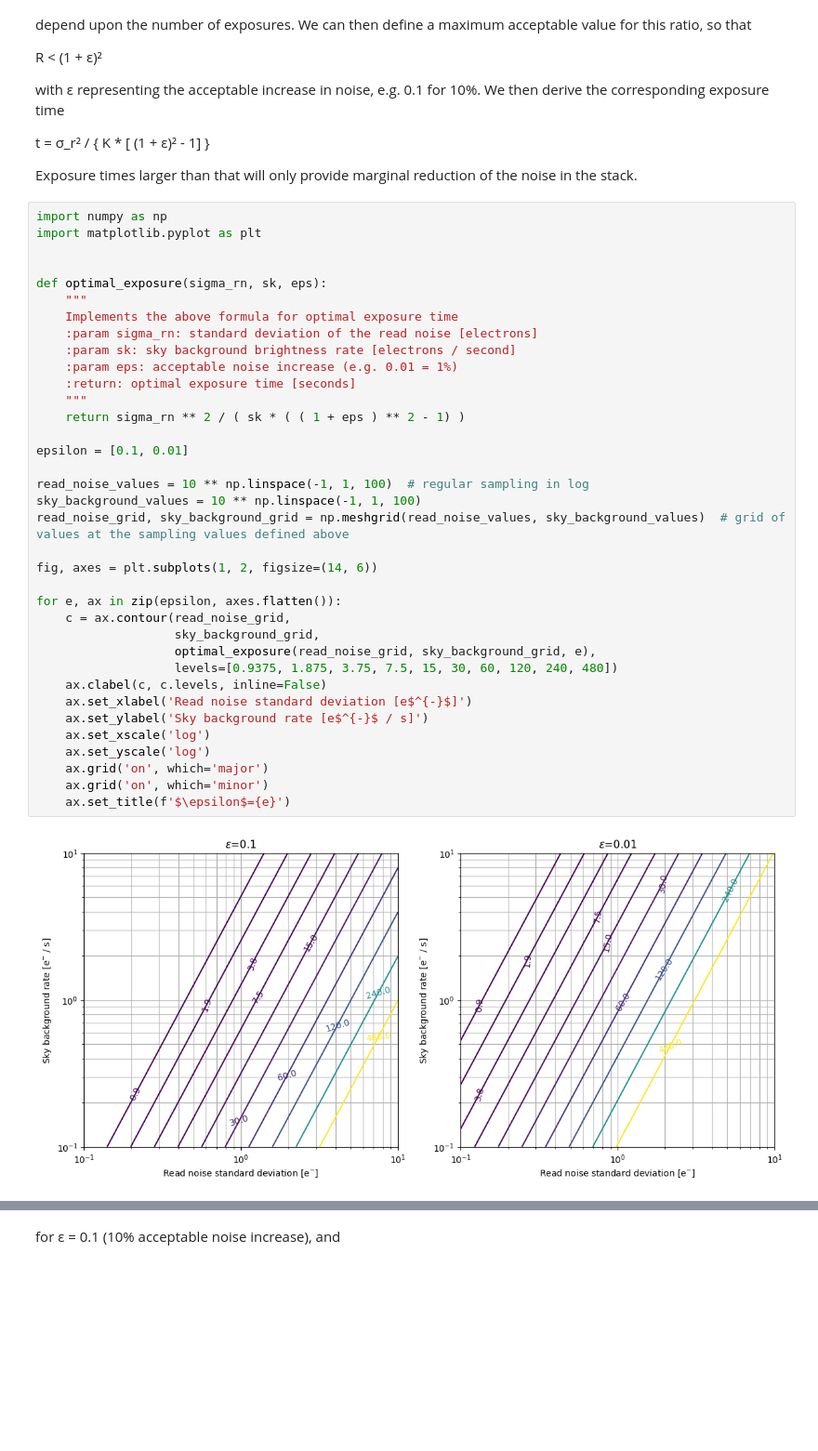
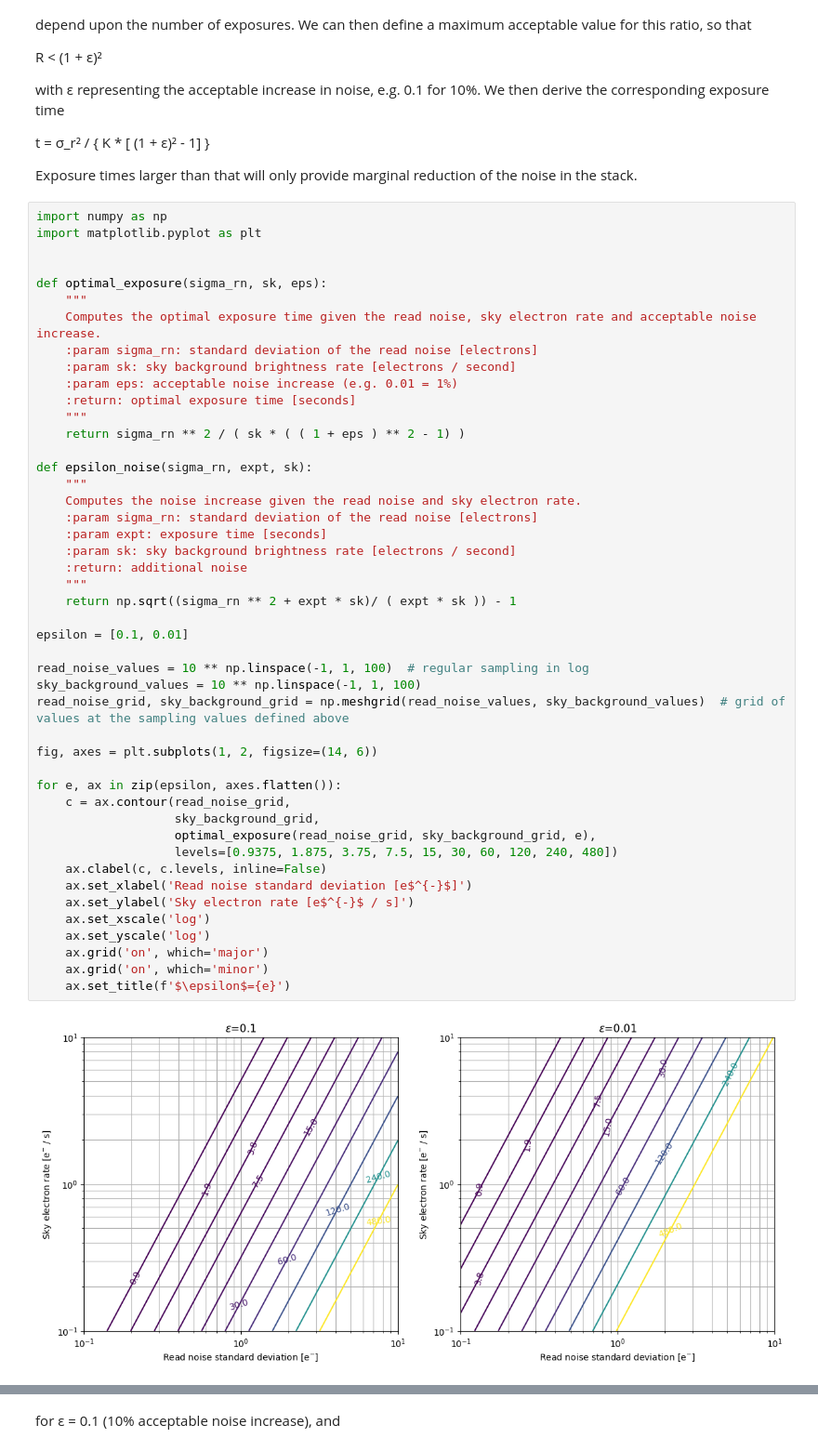
Before and after one commit to frederic-auchere/OHP, a Jupyter notebook: exposure.ipynb, the cells around one changed output, grey strips where cells are left out. Shown: that part at 93% size. Drawn from its saved outputs; the diff is of its cells as text; blank space fills up the shorter version.

```diff
--- a/exposure.ipynb
+++ b/exposure.ipynb
@@ -31,35 +31,45 @@ import matplotlib.pyplot as plt
 
 def optimal_exposure(sigma_rn, sk, eps):
     """
-    Implements the above formula for optimal exposure time
+    Computes the optimal exposure time given the read noise, sky electron rate and acceptable noise increase.
     :param sigma_rn: standard deviation of the read noise [electrons]
     :param sk: sky background brightness rate [electrons / second]
     :param eps: acceptable noise increase (e.g. 0.01 = 1%)
     :return: optimal exposure time [seconds]
     """
     return sigma_rn ** 2 / ( sk * ( ( 1 + eps ) ** 2 - 1) )
+
+def epsilon_noise(sigma_rn, expt, sk):
+    """
+    Computes the noise increase given the read noise and sky electron rate.
+    :param sigma_rn: standard deviation of the read noise [electrons]
+    :param expt: exposure time [seconds]
+    :param sk: sky background brightness rate [electrons / second]
+    :return: additional noise
+    """
+    return np.sqrt((sigma_rn ** 2 + expt * sk)/ ( expt * sk )) - 1
 
 epsilon = [0.1, 0.01]
 
 read_noise_values = 10 ** np.linspace(-1, 1, 100)  # regular sampling in log
 sky_background_values = 10 ** np.linspace(-1, 1, 100)
 read_noise_grid, sky_background_grid = np.meshgrid(read_noise_values, sky_background_values)  # grid of values at the sampling values defined above
 
 fig, axes = plt.subplots(1, 2, figsize=(14, 6))
 
 for e, ax in zip(epsilon, axes.flatten()):
     c = ax.contour(read_noise_grid,
                    sky_background_grid,
                    optimal_exposure(read_noise_grid, sky_background_grid, e),
                    levels=[0.9375, 1.875, 3.75, 7.5, 15, 30, 60, 120, 240, 480])
     ax.clabel(c, c.levels, inline=False)
     ax.set_xlabel('Read noise standard deviation [e$^{-}$]')
-    ax.set_ylabel('Sky background rate [e$^{-}$ / s]')
+    ax.set_ylabel('Sky electron rate [e$^{-}$ / s]')
     ax.set_xscale('log')
     ax.set_yscale('log')
     ax.grid('on', which='major')
     ax.grid('on', which='minor')
     ax.set_title(f'$\epsilon$={e}')
 # %% [output]
-[figure, old version]
+[figure, new version]
 # %% [markdown]
```
Also changed, not shown: parts of 10 cells of this notebook, 3 other files.
